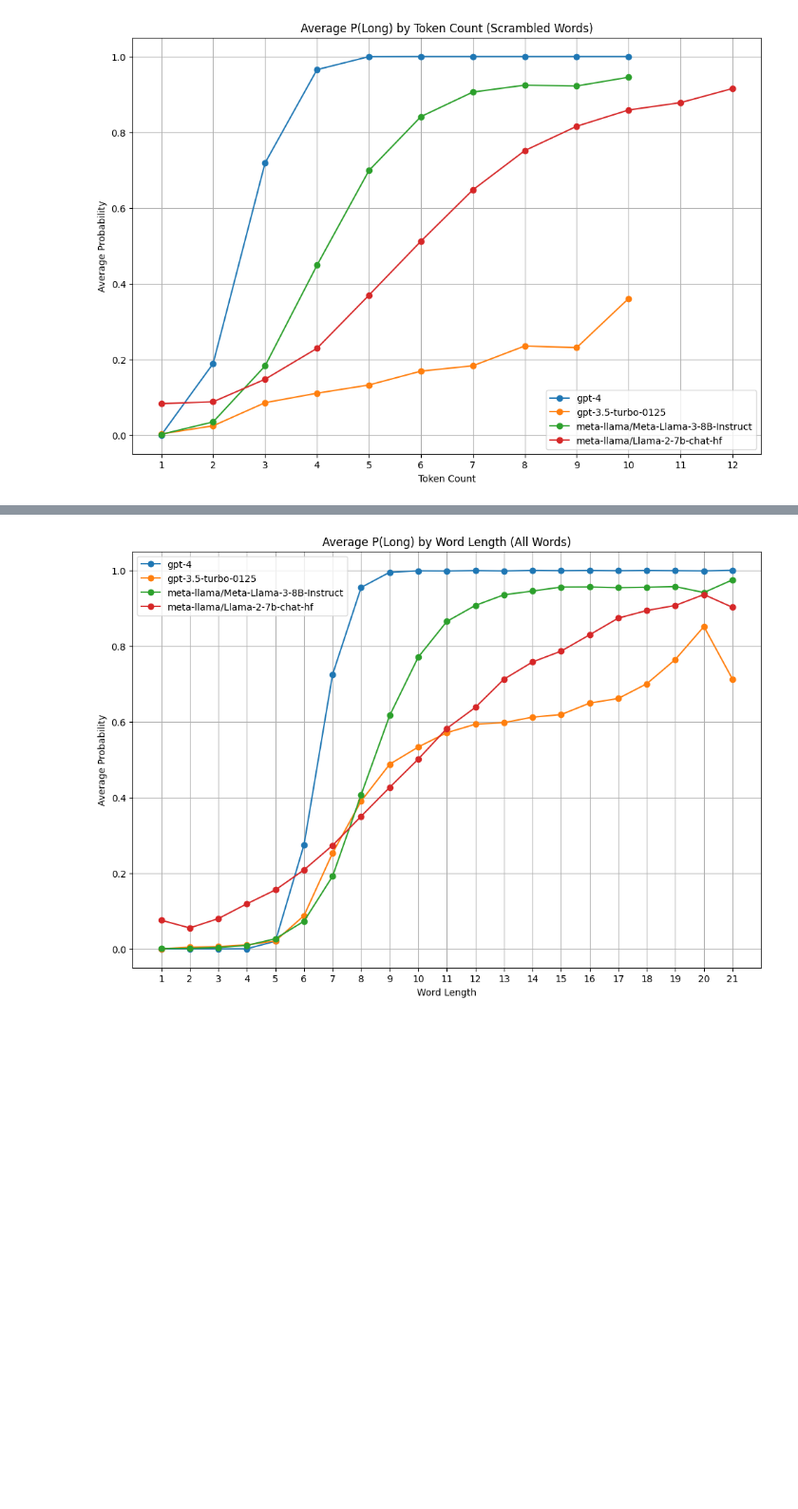
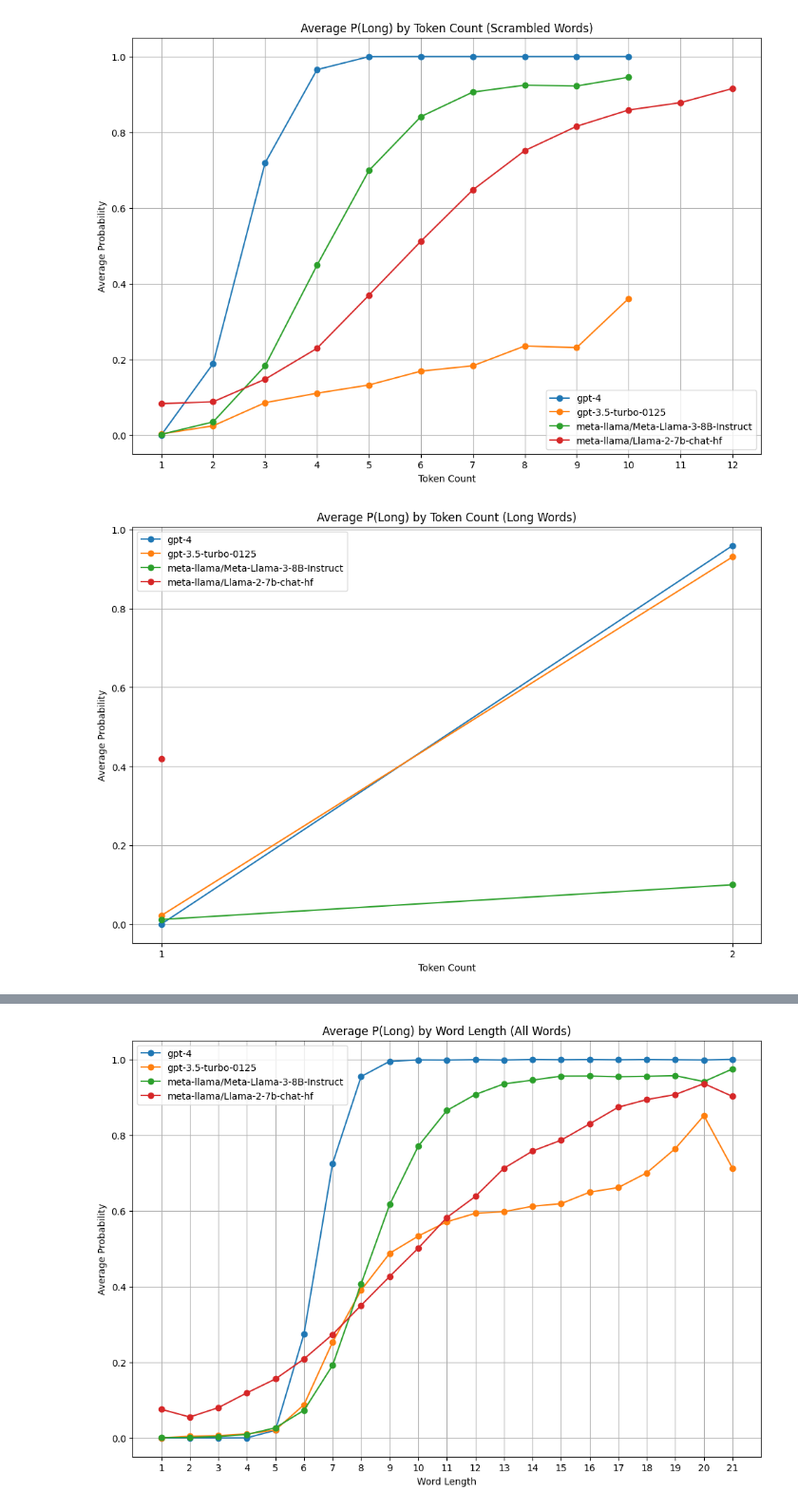
Before and after one commit to ArjunPanickssery/long_short, a Jupyter notebook: analysis.ipynb, the cells around one changed output, grey strips where cells are left out. Shown at 95% size. Drawn from its saved outputs; the diff is of its cells as text; code cells hidden in the pictures; blank space fills up the shorter version.

```diff
--- a/analysis.ipynb
+++ b/analysis.ipynb
@@ -221,30 +221,33 @@ def plot_avg_probabilities_by_token_count(data, filter=None):
     # Plot the data
     plt.figure(figsize=(12, 8))
 
     if gpt_4_avg_probs:
         plt.plot(*zip(*gpt_4_avg_probs), label="gpt-4", marker='o')
     if gpt_3_5_avg_probs:
         plt.plot(*zip(*gpt_3_5_avg_probs), label="gpt-3.5-turbo-0125", marker='o')
     if llama_3_avg_probs:
         plt.plot(*zip(*llama_3_avg_probs), label="meta-llama/Meta-Llama-3-8B-Instruct", marker='o')
     if llama_2_avg_probs:
         plt.plot(*zip(*llama_2_avg_probs), label="meta-llama/Llama-2-7b-chat-hf", marker='o')
 
     plt.xlabel('Token Count')
     plt.ylabel('Average Probability')
     plt.title(f'Average P(Long) by Token Count ({filter_name} Words)')
     plt.legend()
     plt.grid(True)
     plt.xticks(np.arange(min(token_lengths), max(token_lengths) + 1, 1))
     plt.show()
 
 # Example usage
 plot_avg_probabilities_by_token_count(data)
 plot_avg_probabilities_by_token_count(data, filter="repeats")
 plot_avg_probabilities_by_token_count(data, filter="random")
 plot_avg_probabilities_by_token_count(data, filter="shuffled")
+plot_avg_probabilities_by_token_count(data, filter="long")
+plot_avg_probabilities_by_token_count(data, filter="short")
 # %% [output]
 [figure]
 [figure]
 [figure]
 [figure]
+[figure, added]
```
Also changed, not shown: parts of 1 cell of this notebook, 1 other file.
